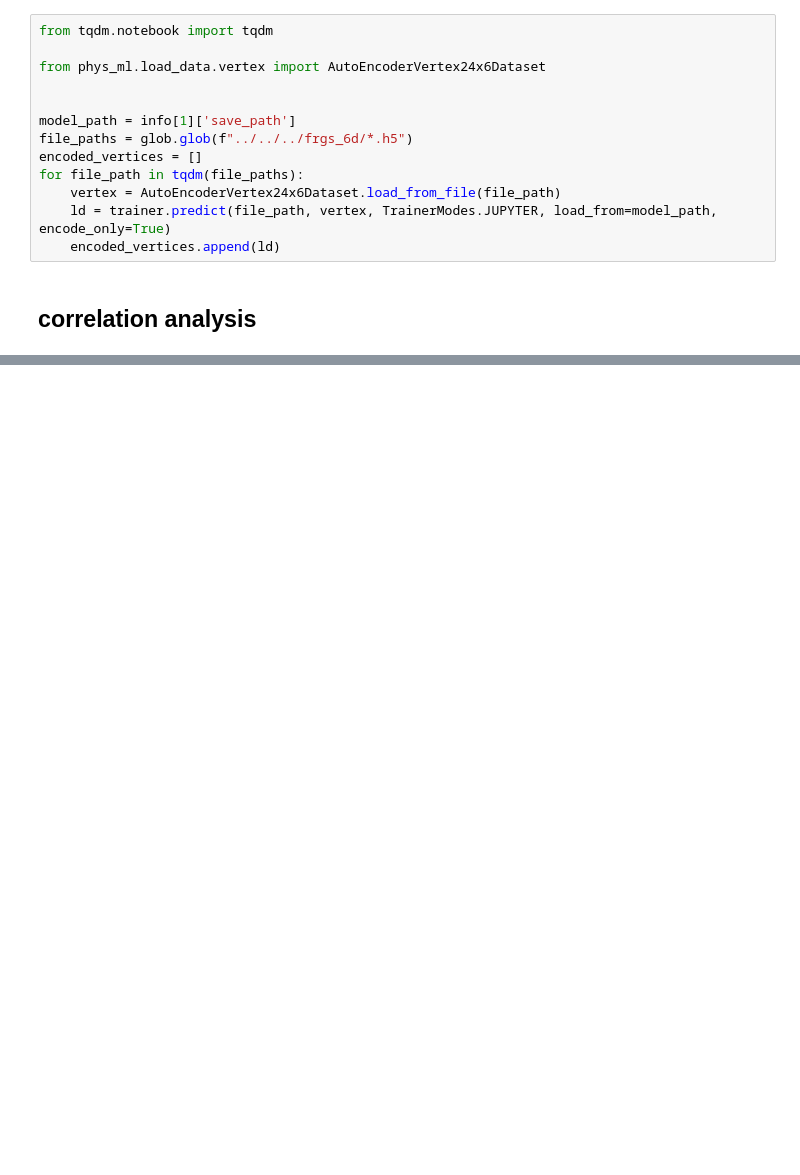
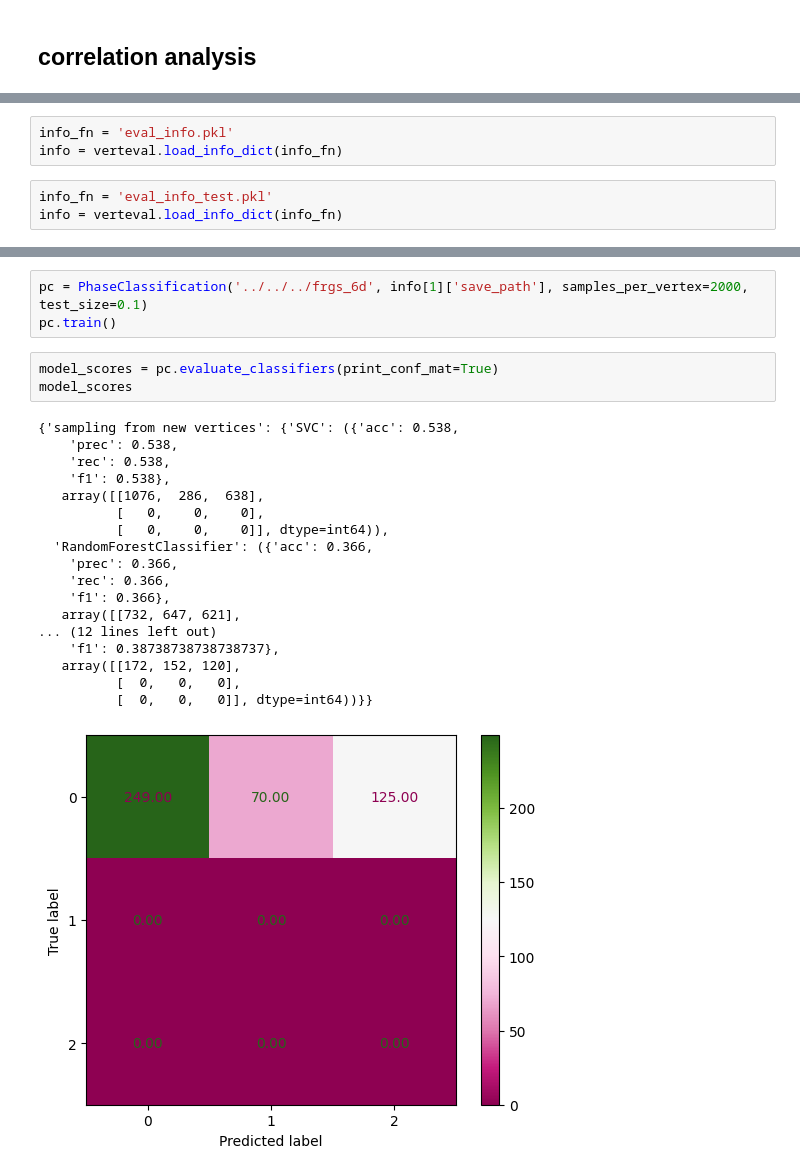
Before and after one commit to DanielSpringer/PhysML, a Jupyter notebook: notebooks/vertex/dev_vsc.ipynb, the cells around one changed output, grey strips where cells are left out. Cells and saved outputs as stored; diff of their text form; blank space fills up the shorter version.

Commit message:
add PhaseClassifier from latent spaces

```diff
--- a/notebooks/vertex/dev_vsc.ipynb
+++ b/notebooks/vertex/dev_vsc.ipynb
@@ -244,16 +234,3 @@ vertvis.plot_section(ld, axis, slice_idx_3d, title=f"Latent space for '{fname}'"
-# %%
-from tqdm.notebook import tqdm
-
-from phys_ml.load_data.vertex import AutoEncoderVertex24x6Dataset
-
-
-model_path = info[1]['save_path']
-file_paths = glob.glob(f"../../../frgs_6d/*.h5")
-encoded_vertices = []
-for file_path in tqdm(file_paths):
-    vertex = AutoEncoderVertex24x6Dataset.load_from_file(file_path)
-    ld = trainer.predict(file_path, vertex, TrainerModes.JUPYTER, load_from=model_path, encode_only=True)
-    encoded_vertices.append(ld)
 # %% [markdown]
 ## correlation analysis
 # %%
@@ -263,0 +243,6 @@ vertvis.plot_correlation(cor_mat, "Vertex Correlation")
+# %%
+info_fn = 'eval_info.pkl'
+info = verteval.load_info_dict(info_fn)
+# %%
+info_fn = 'eval_info_test.pkl'
+info = verteval.load_info_dict(info_fn)
@@ -263,0 +360,25 @@ vertvis.plot_correlation(cor_mat, "Vertex Correlation")
+# %%
+pc = PhaseClassification('../../../frgs_6d', info[1]['save_path'], samples_per_vertex=2000, test_size=0.1)
+pc.train()
+# %%
+model_scores = pc.evaluate_classifiers(print_conf_mat=True)
+model_scores
+# %% [output]
+{'sampling from new vertices': {'SVC': ({'acc': 0.538,
+    'prec': 0.538,
+    'rec': 0.538,
+    'f1': 0.538},
+   array([[1076,  286,  638],
+          [   0,    0,    0],
+          [   0,    0,    0]], dtype=int64)),
+  'RandomForestClassifier': ({'acc': 0.366,
+    'prec': 0.366,
+    'rec': 0.366,
+    'f1': 0.366},
+   array([[732, 647, 621],
+... (12 lines left out)
+    'f1': 0.38738738738738737},
+   array([[172, 152, 120],
+          [  0,   0,   0],
+          [  0,   0,   0]], dtype=int64))}}
+[figure, added]
```
Also changed, not shown: parts of 7 cells of this notebook, 6 other files.
